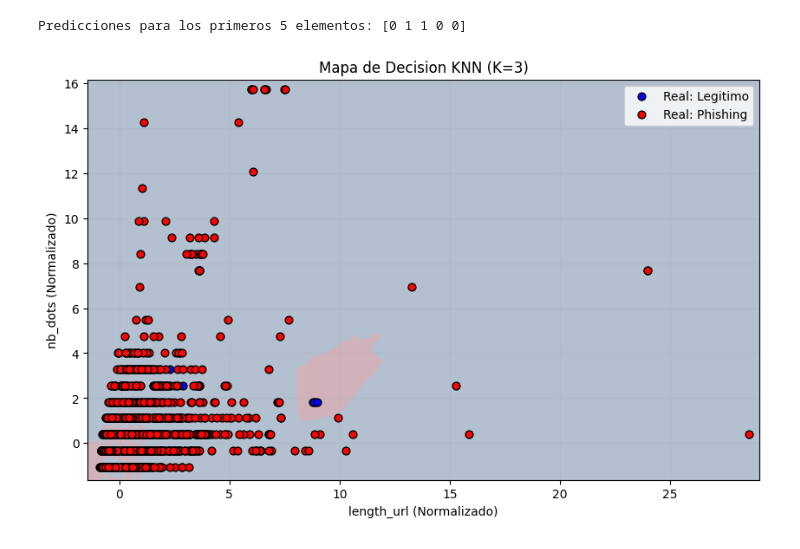
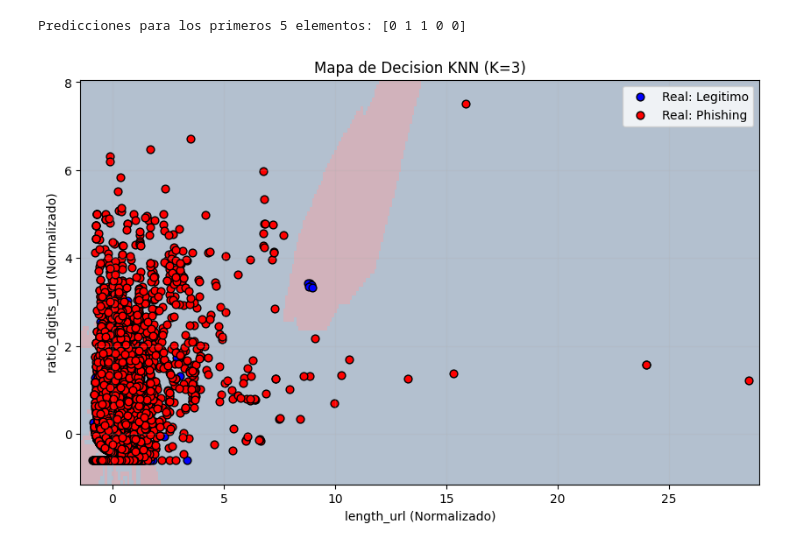
Before and after one commit to DavidDominguez-11/AI-LAB2, a Jupyter notebook: task3.ipynb, the cells around one changed output. Cells and saved outputs as stored; diff of their text form; code cells hidden in the pictures.

```diff
--- a/task3.ipynb
+++ b/task3.ipynb
@@ -21,7 +21,7 @@ Dataset cargado con 11430 filas y 89 columnas.
 # %%
 df['status_bin'] = df['status'].map({'legitimate': 0, 'phishing': 1})
 
-features = ['length_url', 'nb_dots'] #  Selección de variables para la visualización
+features = ['length_url', 'ratio_digits_url']  #  Selección de variables para la visualización (nb_hyperlinks, ratio_extHyperlinks) (nb_www, nb_dots)buena pareja tamb
 X = df[features].values.astype(float)
 y = df['status_bin'].values.reshape(-1, 1)
 
@@ -153,32 +153,32 @@ Predicciones para los primeros 5 elementos: [0 1 1 0 0]
 # %%
 x_min, x_max = X_norm[:, 0].min() - 0.5, X_norm[:, 0].max() + 0.5
 y_min, y_max = X_norm[:, 1].min() - 0.5, X_norm[:, 1].max() + 0.5
 
 
 h = 0.1
 xx, yy = np.meshgrid(np.arange(x_min, x_max, h),
                      np.arange(y_min, y_max, h))
 
 grid_points = np.c_[xx.ravel(), yy.ravel()]
 Z = predict_knn(X_norm, y, grid_points, k=K)
 
 Z = Z.reshape(xx.shape)
 
 plt.figure(figsize=(10, 6))# Graficar
 
 plt.pcolormesh(xx, yy, Z, cmap='RdBu', alpha=0.3, shading='auto')
 
 # Superponer los puntos reales
 plt.scatter(X_norm[y.flatten() == 0, 0], X_norm[y.flatten() == 0, 1],
             color='blue', label='Real: Legitimo', edgecolors='k', s=40)
 plt.scatter(X_norm[y.flatten() == 1, 0], X_norm[y.flatten() == 1, 1],
             color='red', label='Real: Phishing', edgecolors='k', s=40)
 
 plt.title(f'Mapa de Decision KNN (K={K})')
-plt.xlabel('length_url (Normalizado)')
-plt.ylabel('nb_dots (Normalizado)')
+plt.xlabel(f'{features[0]} (Normalizado)')
+plt.ylabel(f'{features[1]} (Normalizado)')
 plt.legend()
 plt.grid(alpha=0.2)
 plt.show()
 # %% [output]
-[figure, old version]
+[figure, new version]
```
Also changed, not shown: parts of 2 cells of this notebook.
